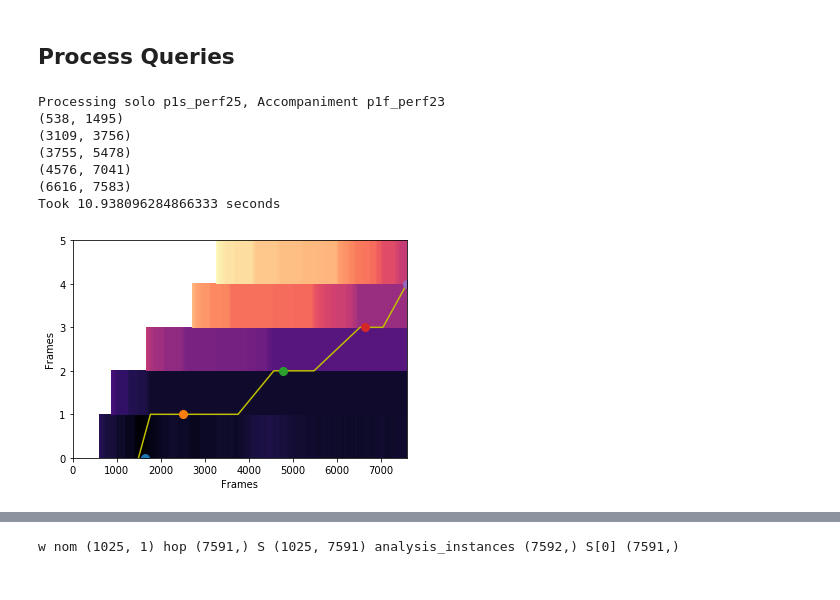
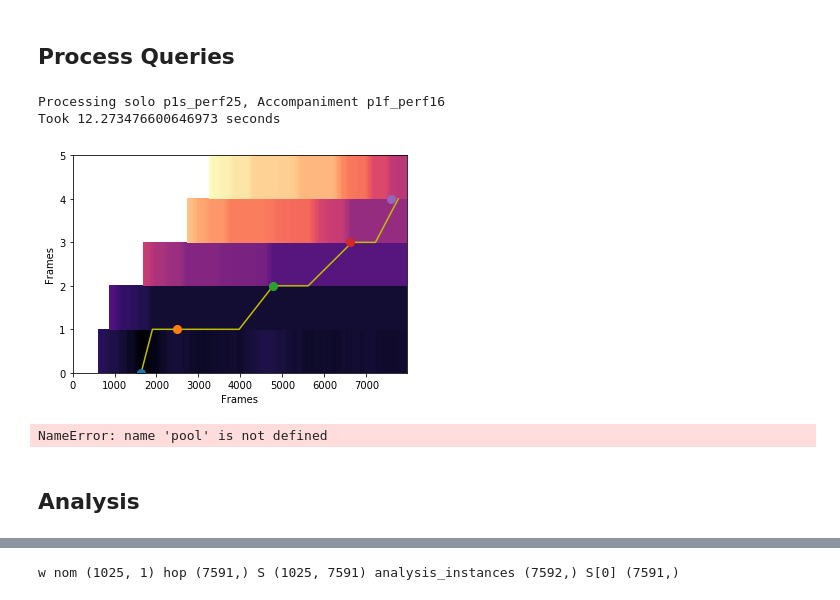
Before and after one commit to dhyang33/AdaptiveAccompaniment, a Jupyter notebook: src/02_SegmentalDTW.ipynb, the cells around one changed output, grey strips where cells are left out. Saved outputs shown, nothing was run; the diff lists cells and outputs as text; code cells hidden in the pictures.

Commit message:
Add Multiprocessing Code

```diff
--- a/src/02_SegmentalDTW.ipynb
+++ b/src/02_SegmentalDTW.ipynb
@@ -193,17 +194,49 @@ def processQuery(solo_name, ref_name, sr=22050, visualize=False, hypdir = None):
   writeToFile(time_function, segment_predict, solo_name, ref_name, hypdir, time_taken)
   return time_function
 # %%
-solo_name, ref_name = 'p1s_perf25', 'p1f_perf23'
+solo_name, ref_name = 'p1s_perf25', 'p1f_perf16'
 time_function = processQuery(solo_name, ref_name, visualize=True, hypdir="debug")
 # %% [output]
-Processing solo p1s_perf25, Accompaniment p1f_perf23
-(538, 1495)
-(3109, 3756)
-(3755, 5478)
-(4576, 7041)
-(6616, 7583)
-Took 10.938096284866333 seconds
+Processing solo p1s_perf25, Accompaniment p1f_perf16
+Took 12.273476600646973 seconds
-[figure, old version]
+[figure, new version]
+# %%
+# Process all queries
+multiprocess = True
+hypdir = "debug"
+solo = {}
+accompaniment = {}
+for fileId in fileIds:
+    pieceNum = fileId.split("_")[0]
+    if 's' in fileId:
+        if not pieceNum in solo.keys():
+            solo[pieceNum] = [fileId]
+        else:
+            solo[pieceNum].append(fileId)
+    if 'f' in fileId:
+        if not pieceNum in accompaniment.keys():
+            accompaniment[pieceNum] = [fileId]
+        else:
+            accompaniment[pieceNum].append(fileId)
+inputs = []
+for piece in solo.keys():
+    soloPieces = solo[piece]
+    refPieces = accompaniment[piece[:-1]+'f']
+    for i in soloPieces:
+        for j in refPieces:
+            inputs.append([i,j,False, hypdir])
+
+if multiprocess:
+    n_cores = multiprocessing.cpu_count()-1
+    pool =
+    outputs = list(pool.starmap(processQuery, inputs))
+else:
+    for i in inputs:
+        processQuery(i[0], i[1], i[2], i[3])
+# %% [output]
+NameError: name 'pool' is not defined
+# %% [markdown]
+## Analysis
 # %%
 inverse_tf = getInverseTimeFunction(time_function)
 plt.plot(inverse_tf)
```
Also changed, not shown: parts of 3 cells of this notebook, 1 other file.
